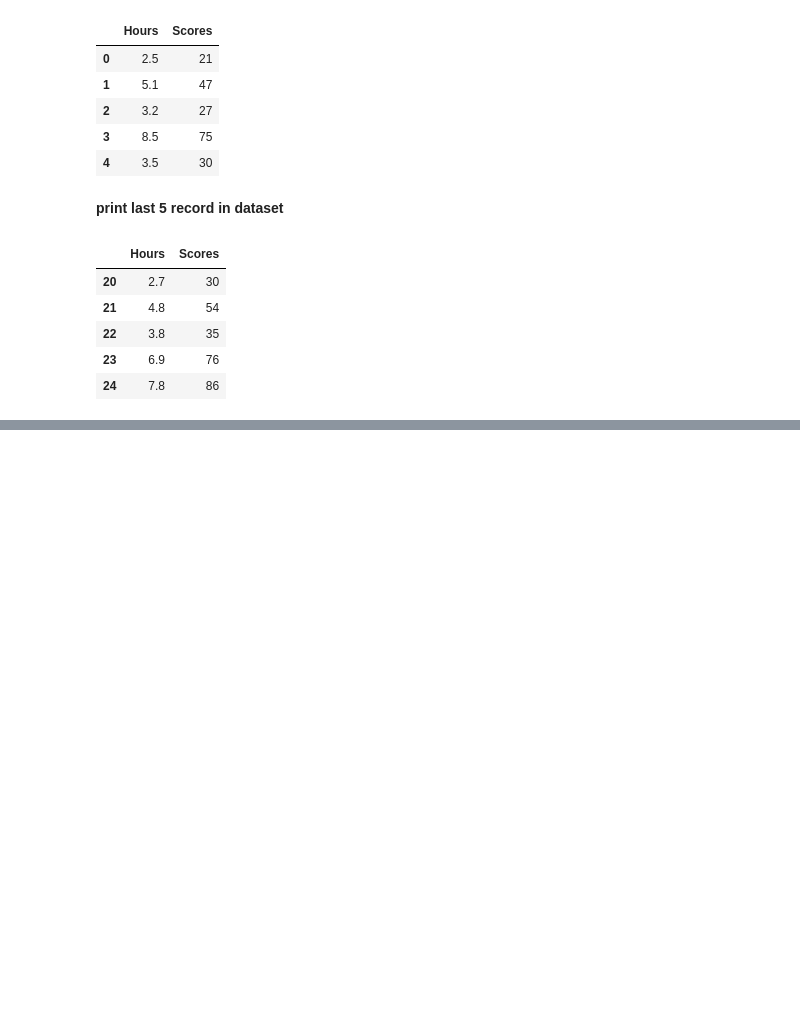
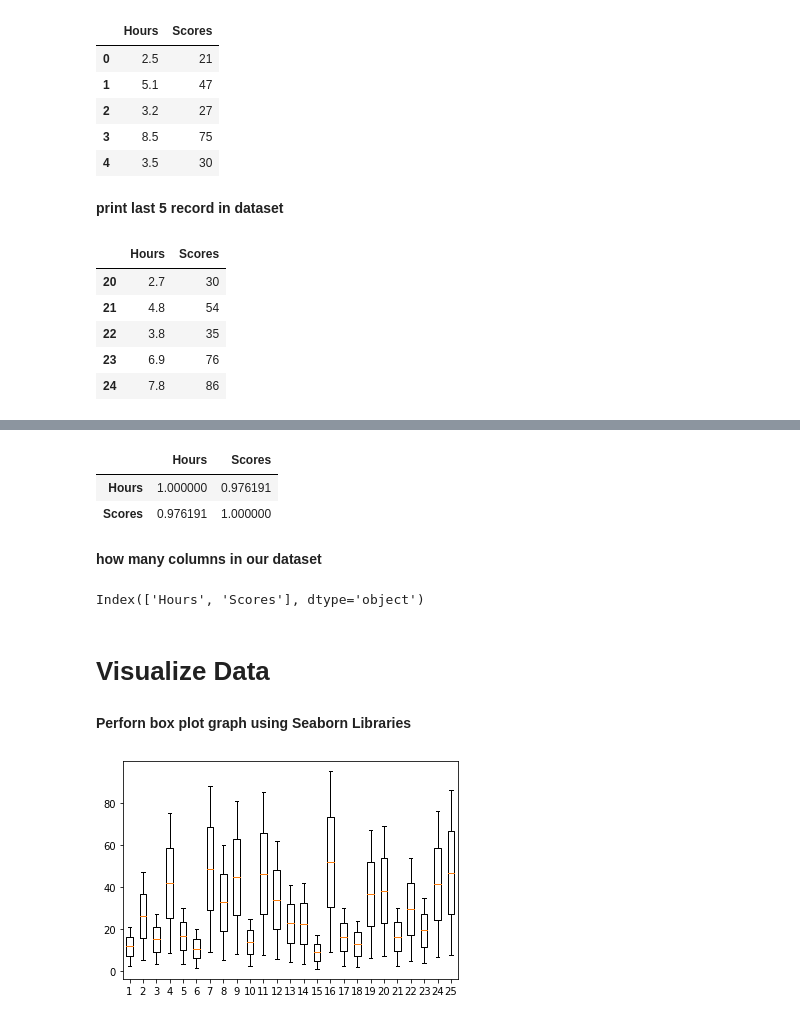
Before and after one commit to Gaikwadpawan3006/Prediction-using-Supervised-ML, a Jupyter notebook: Prediction_using_Supervised_ML_.ipynb, the cells around one changed output, grey strips where cells are left out. Saved outputs shown, nothing was run; the diff lists cells and outputs as text; code cells hidden in the pictures; blank space fills up the shorter version.

```diff
--- a/Prediction_using_Supervised_ML_.ipynb
+++ b/Prediction_using_Supervised_ML_.ipynb
@@ -72,0 +183,21 @@ data.tail()
+# %%
+data.corr()
+# %% [output]
+|  | Hours | Scores |
+| Hours | 1.000000 | 0.976191 |
+| Scores | 0.976191 | 1.000000 |
+# %% [markdown]
+**how many columns in our dataset**
+# %%
+data.columns
+# %% [output]
+Index(['Hours', 'Scores'], dtype='object')
+# %% [markdown]
+# **Visualize Data**
+# %% [markdown]
+**Perforn box plot graph using Seaborn Libraries**
+# %%
+plt.boxplot(data)
+plt.show()
+# %% [output]
+[figure, added]
```
Also changed, not shown: parts of 45 cells of this notebook.
